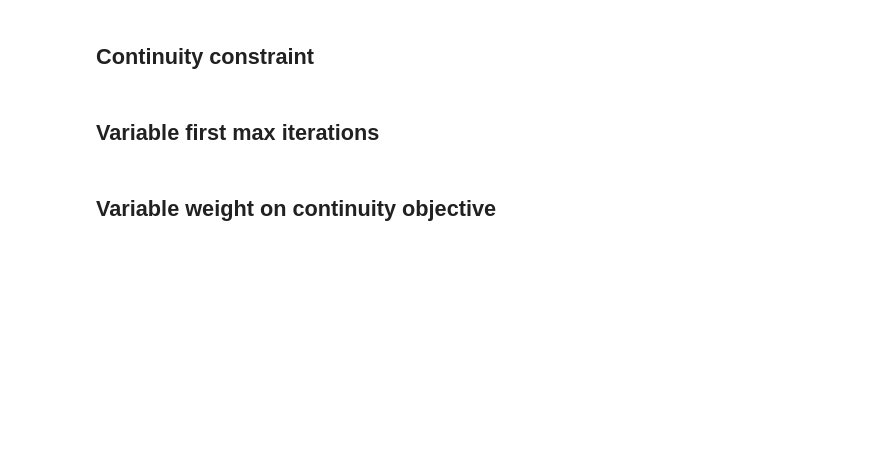
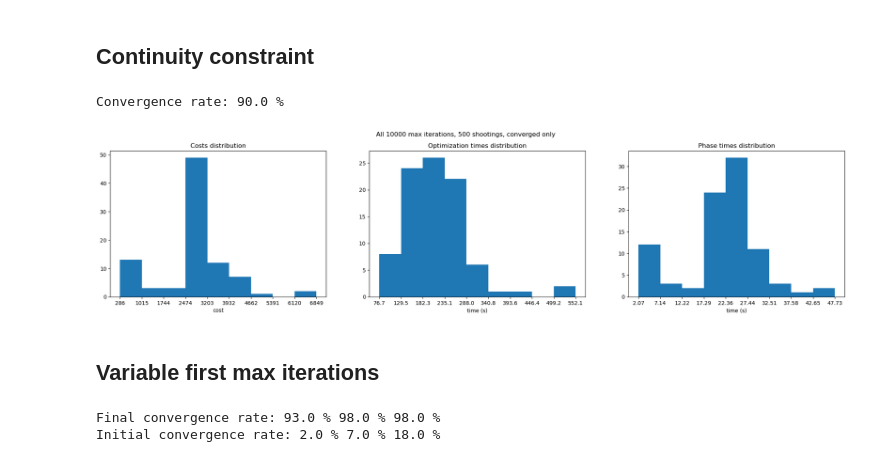
Before and after one commit to Sciancisco/ContinuityObjectiveTests, a Jupyter notebook: Analysis.ipynb, the cells around one changed output. Drawn from its saved outputs; the diff is of its cells as text; code cells hidden in the pictures; blank space fills up the shorter version.

```diff
--- a/Analysis.ipynb
+++ b/Analysis.ipynb
@@ -136,6 +136,7 @@ keys = map(extract_keys, filenames)
 df = DataFrame("type", "var", "phase", "case", "weight", "iter")
 
 for k, sol in zip(keys, solutions):
+    sol.case = k["case"]
     df.add(sol, **k)
 
 nb_shooting = 500
@@ -154,13 +155,15 @@ opt_times, opt_time_avg, opt_time_std = analyse(extract_opt_time, constraints[co
 
 phase_times, phase_time_avg, phase_time_std = analyse(extract_phase_time, constraints[converged])
 shooting_time_intervals = phase_times / nb_shooting
+# %% [output]
+Convergence rate: 90.0 %
 # %%
 fig, (cax, tax, pax) = plt.subplots(1, 3, figsize=(25, 5))
 plot_hist(cax, costs, "Costs distribution", "cost")
 plot_hist(tax, opt_times, "Optimization times distribution", "time (s)")
 plot_hist(pax, phase_times, "Phase times distribution", "time (s)")
 
-fig.suptitle("All 10000 max iterations, 500 shootings, all converged")
+fig.suptitle("All 10000 max iterations, 500 shootings, converged only")
 fig.savefig("figures/constraint.pdf")
+# %% [output]
+[figure, added]
-# %% [markdown]
-## Variable first max iterations
@@ -249,2 +169,0 @@ fig.savefig("figures/initial_varit.pdf")
-# %% [markdown]
-## Variable weight on continuity objective
@@ -332,0 +170,55 @@ fig.savefig("figures/initial_varpo.pdf")
+# %% [markdown]
+## Variable first max iterations
+# %%
+init100it = df(type="objective", phase="initial", var="varit", iter=100)
+init1000it = df(type="objective", phase="initial", var="varit", iter=1000)
+init10000it = df(type="objective", phase="initial", var="varit", iter=10000)
+initialvarits = np.array([init100it, init1000it, init10000it])
+
+final100it = df(type="objective", phase="final", var="varit", iter=100)
+final1000it = df(type="objective", phase="final", var="varit", iter=1000)
+final10000it = df(type="objective", phase="final", var="varit", iter=10000)
+finalvarits = np.array([final100it, final1000it, final10000it])
+
+final_convergence_rate = []
+final_converged = []
+for varit in finalvarits:
+    _, converged, convergence = convergence_rate(varit)
+    final_convergence_rate.append(convergence)
+    final_converged.append(converged)
+
+print("Final convergence rate:", *map(lambda x: f"{x*100:.1f} %", final_convergence_rate))
+
+final_costs = []
+final_opt_times = []
+final_phase_times = []
+for i in range(len(finalvarits)):
+    varit = finalvarits[i][final_converged[i]]
+    costs, _, _ = analyse(extract_cost, varit)
+    opt_times, _, _ = analyse(extract_total_time, varit)
+    phase_times, _, _ = analyse(extract_phase_time, varit)
+    final_costs.append(costs)
+    final_opt_times.append(opt_times)
+    final_phase_times.append(phase_times)
+
+initial_convergence_rate = []
+for varit in initialvarits:
+    _, converged, convergence = convergence_rate(varit)
+    initial_convergence_rate.append(convergence)
+
+initial_costs = []
+initial_opt_times = []
+initial_phase_times = []
+for i in range(len(initialvarits)):
+    varit = initialvarits[i][final_converged[i]]
+    costs, _, _ = analyse(extract_cost, varit)
+    opt_times, _, _ = analyse(extract_opt_time, varit)
+    phase_times, _, _ = analyse(extract_phase_time, varit)
+    initial_costs.append(costs)
+    initial_opt_times.append(opt_times)
+    initial_phase_times.append(phase_times)
+
+print("Initial convergence rate:", *map(lambda x: f"{x*100:.1f} %", initial_convergence_rate))
+# %% [output]
+Final convergence rate: 93.0 % 98.0 % 98.0 %
+Initial convergence rate: 2.0 % 7.0 % 18.0 %
```
Also changed, not shown: parts of 16 cells of this notebook, 1 other file.
